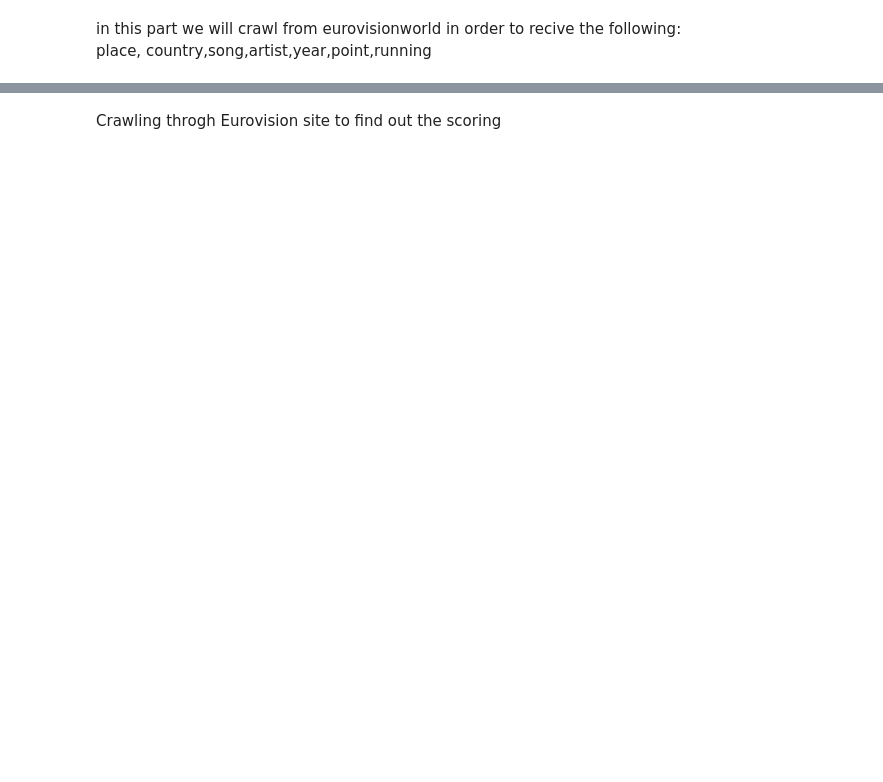
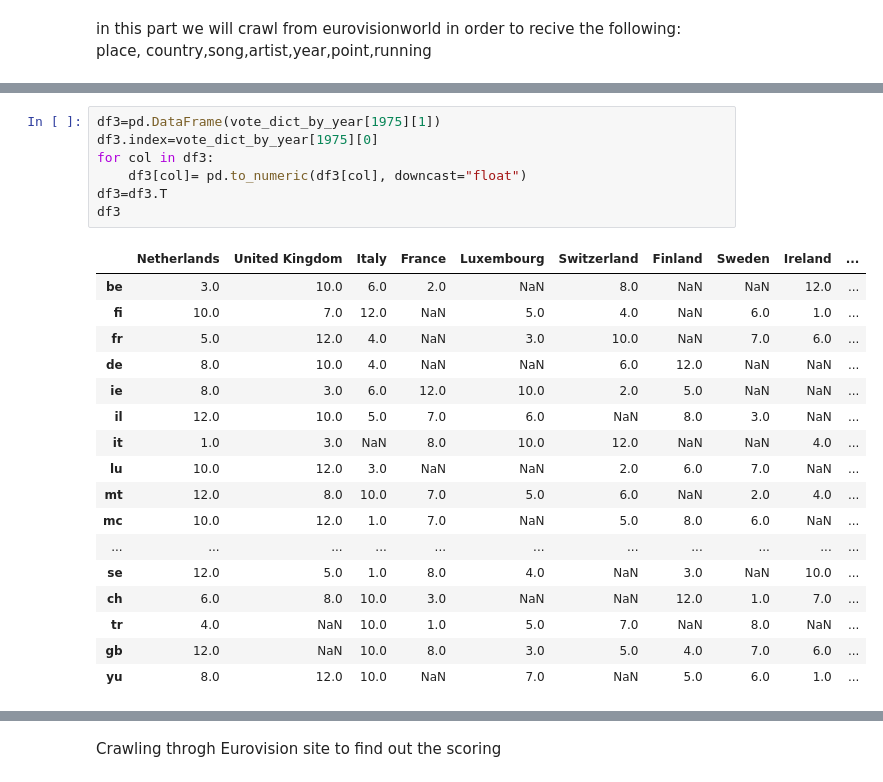
Before and after one commit to LiramGoli/eurovision_Project, a Jupyter notebook: eurovision.ipynb, the cells around one changed output, grey strips where cells are left out. Drawn from its saved outputs; the diff is of its cells as text; blank space fills up the shorter version.

```diff
--- a/eurovision.ipynb
+++ b/eurovision.ipynb
@@ -191,0 +130,25 @@ pd2
+# %%
+df3=pd.DataFrame(vote_dict_by_year[1975][1])
+df3.index=vote_dict_by_year[1975][0]
+for col in df3:
+    df3[col]= pd.to_numeric(df3[col], downcast="float")
+df3=df3.T
+df3
+# %% [output]
+|  | Netherlands | United Kingdom | Italy | France | Luxembourg | Switzerland | Finland | Sweden | Ireland | ... |
+| be | 3.0 | 10.0 | 6.0 | 2.0 | NaN | 8.0 | NaN | NaN | 12.0 | ... |
+| fi | 10.0 | 7.0 | 12.0 | NaN | 5.0 | 4.0 | NaN | 6.0 | 1.0 | ... |
+| fr | 5.0 | 12.0 | 4.0 | NaN | 3.0 | 10.0 | NaN | 7.0 | 6.0 | ... |
+| de | 8.0 | 10.0 | 4.0 | NaN | NaN | 6.0 | 12.0 | NaN | NaN | ... |
+| ie | 8.0 | 3.0 | 6.0 | 12.0 | 10.0 | 2.0 | 5.0 | NaN | NaN | ... |
+| il | 12.0 | 10.0 | 5.0 | 7.0 | 6.0 | NaN | 8.0 | 3.0 | NaN | ... |
+| it | 1.0 | 3.0 | NaN | 8.0 | 10.0 | 12.0 | NaN | NaN | 4.0 | ... |
+| lu | 10.0 | 12.0 | 3.0 | NaN | NaN | 2.0 | 6.0 | 7.0 | NaN | ... |
+| mt | 12.0 | 8.0 | 10.0 | 7.0 | 5.0 | 6.0 | NaN | 2.0 | 4.0 | ... |
+| mc | 10.0 | 12.0 | 1.0 | 7.0 | NaN | 5.0 | 8.0 | 6.0 | NaN | ... |
+| ... | ... | ... | ... | ... | ... | ... | ... | ... | ... | ... |
+| se | 12.0 | 5.0 | 1.0 | 8.0 | 4.0 | NaN | 3.0 | NaN | 10.0 | ... |
+| ch | 6.0 | 8.0 | 10.0 | 3.0 | NaN | NaN | 12.0 | 1.0 | 7.0 | ... |
+| tr | 4.0 | NaN | 10.0 | 1.0 | 5.0 | 7.0 | NaN | 8.0 | NaN | ... |
+| gb | 12.0 | NaN | 10.0 | 8.0 | 3.0 | 5.0 | 4.0 | 7.0 | 6.0 | ... |
+| yu | 8.0 | 12.0 | 10.0 | NaN | 7.0 | NaN | 5.0 | 6.0 | 1.0 | ... |
```
Also changed, not shown: parts of 5 cells of this notebook.
